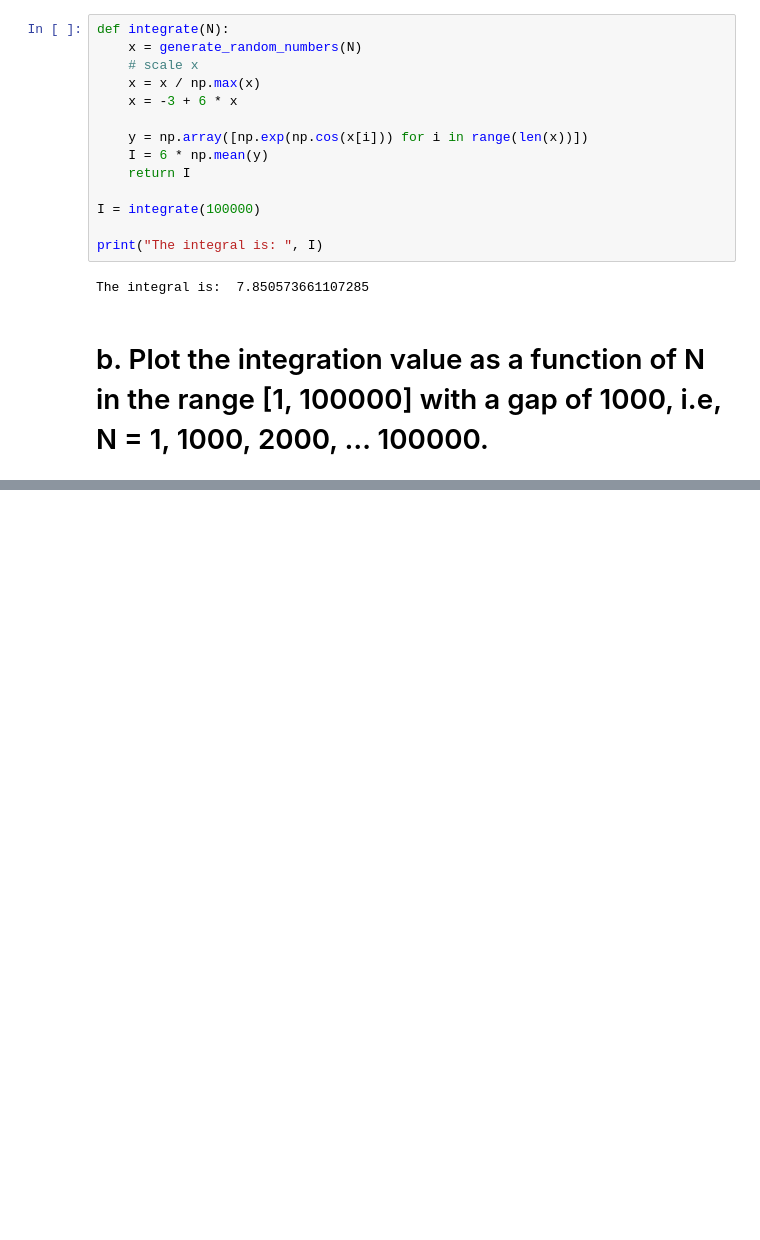
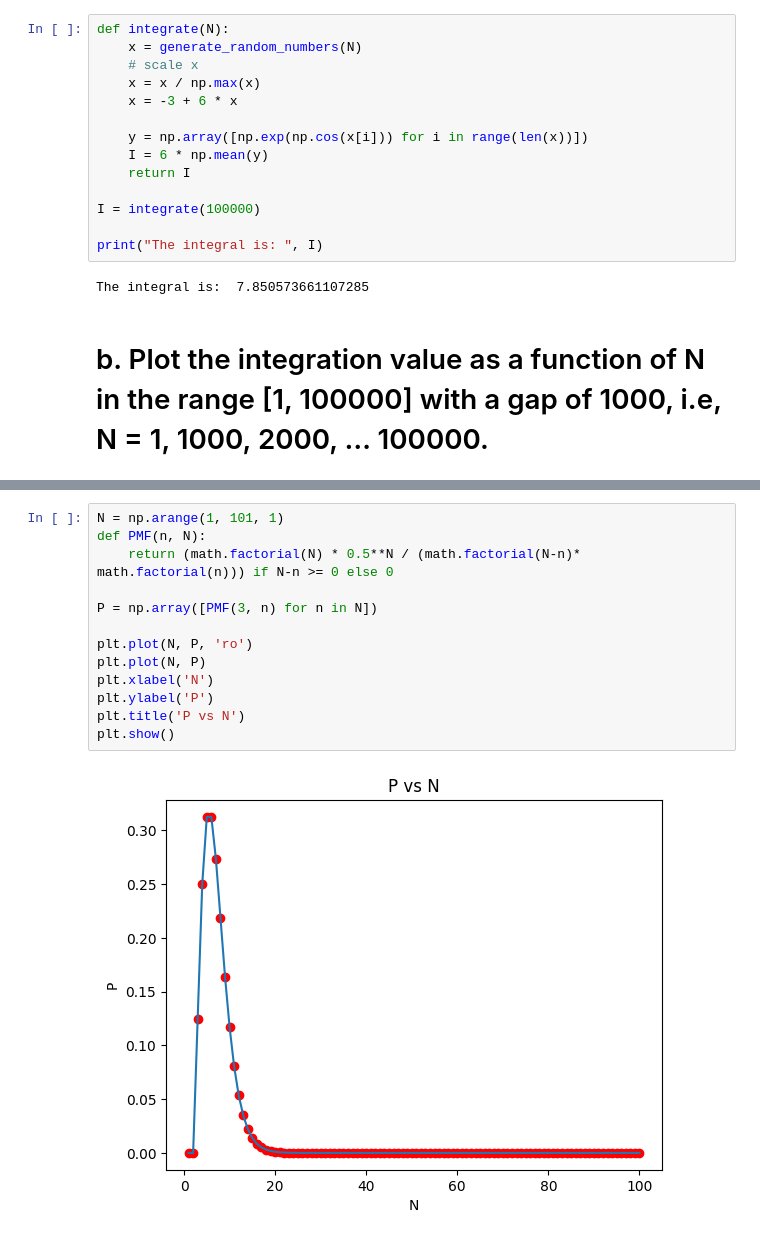
Before and after one commit to karthikprasanna/science2-assignment-2, a Jupyter notebook: code.ipynb, the cells around one changed output, grey strips where cells are left out. Drawn from its saved outputs; the diff is of its cells as text; blank space fills up the shorter version.

```diff
--- a/code.ipynb
+++ b/code.ipynb
@@ -104,0 +110,15 @@ plt.show()
+# %%
+N = np.arange(1, 101, 1)
+def PMF(n, N):
+    return (math.factorial(N) * 0.5**N / (math.factorial(N-n)* math.factorial(n))) if N-n >= 0 else 0
+
+P = np.array([PMF(3, n) for n in N])
+
+plt.plot(N, P, 'ro')
+plt.plot(N, P)
+plt.xlabel('N')
+plt.ylabel('P')
+plt.title('P vs N')
+plt.show()
+# %% [output]
+[figure, added]
```
Also changed, not shown: parts of 8 cells of this notebook.
